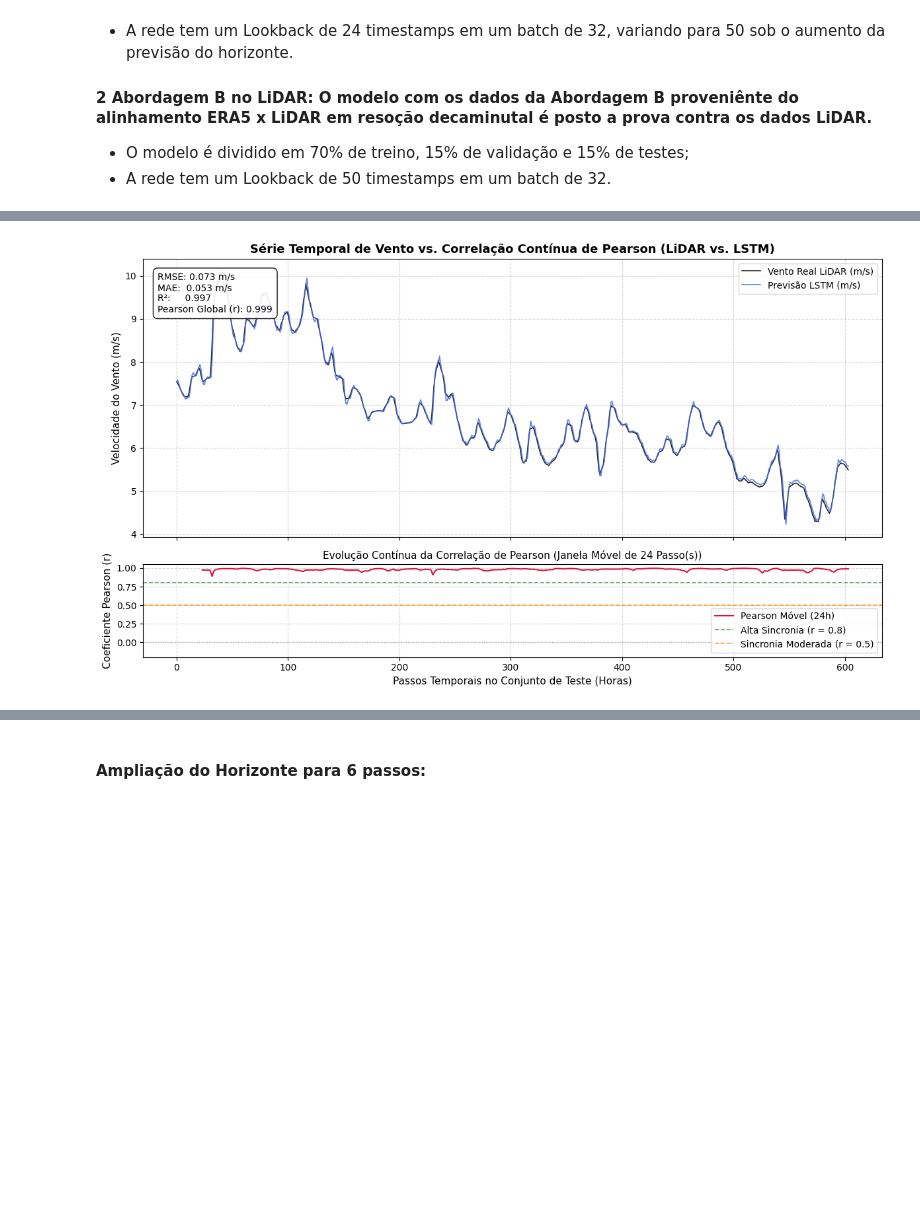
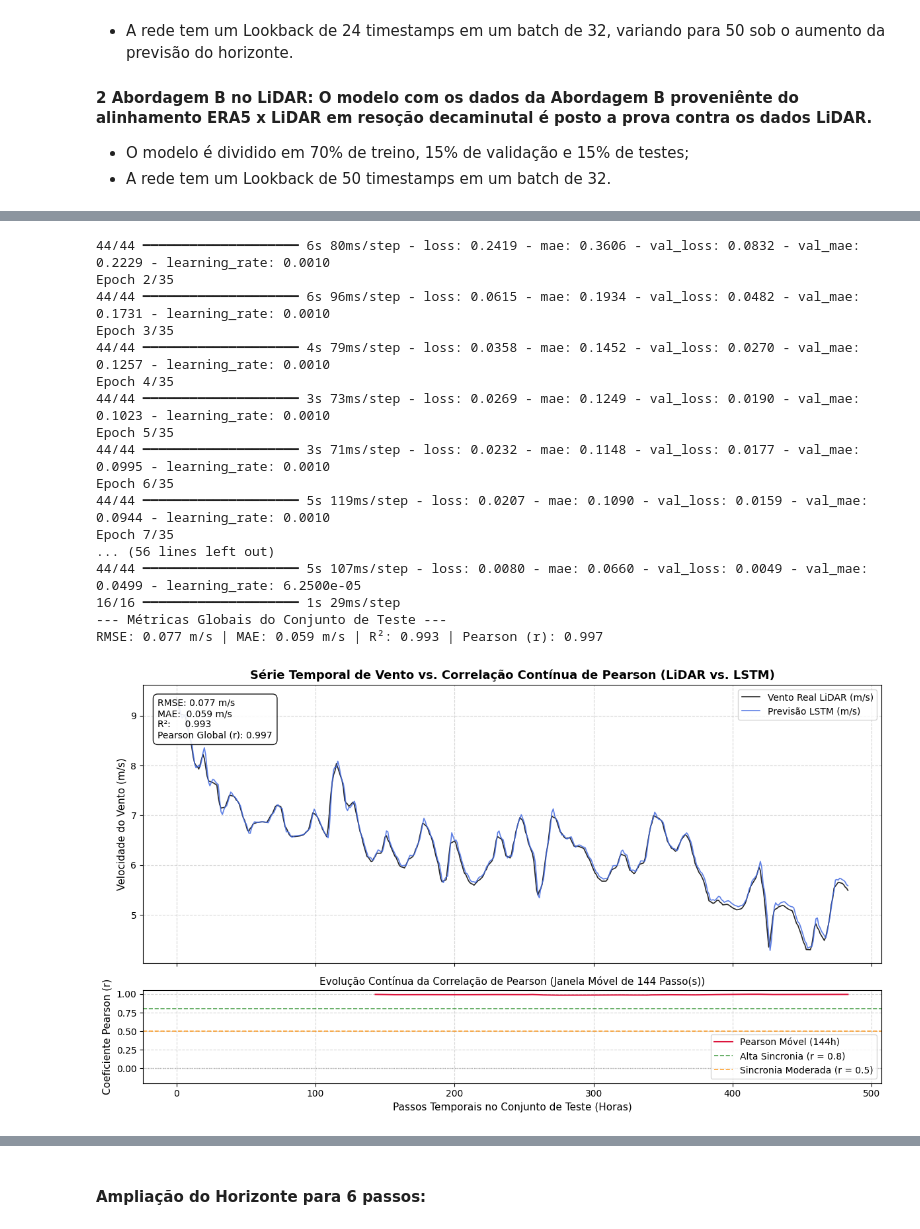
Before and after one commit to Ig0r-or/Wind-Speed-Forecasting-Using-LiDAR-ERA5-and-Deep-Learning, a Jupyter notebook: notebooks/2_1_LSTM_Unidirecional.ipynb, the cells around one changed output, grey strips where cells are left out. Drawn from its saved outputs; the diff is of its cells as text; code cells hidden in the pictures; blank space fills up the shorter version.

```diff
--- a/notebooks/2_1_LSTM_Unidirecional.ipynb
+++ b/notebooks/2_1_LSTM_Unidirecional.ipynb
@@ -62,7 +62,7 @@ def create_sequences(X_data, y_data, lookback=24):
     y_out.append(y_data[i + lookback, 0])
   return np.array(X_out), np.array(y_out)
 
-LOOKBACK = 24  # Usa as últimas 24h/timestamps para prever a hora seguinte
+LOOKBACK = 144  # Usa as últimas 144 timestamps para prever a hora seguinte
 X_train, y_train = create_sequences(X_train_raw, y_train_raw, LOOKBACK)
 X_val, y_val = create_sequences(X_val_raw, y_val_raw, LOOKBACK)
 X_test, y_test = create_sequences(X_test_raw, y_test_raw, LOOKBACK)
@@ -70,7 +70,7 @@ X_test, y_test = create_sequences(X_test_raw, y_test_raw, LOOKBACK)
 # ==========================================
 # 4. MODELO LSTM UNIDIRECIONAL
 # ==========================================
-# O modelo está configurado para 32 batchs, de ciclos de 24 timestamps
+# O modelo está configurado para 64 batchs, de ciclos de 144 timestamps
 model = Sequential([
     LSTM(
         64, activation="tanh", input_shape=(X_train.shape[1], X_train.shape[2])
@@ -95,7 +95,7 @@ history = model.fit(
     y_train,
     validation_data=(X_val, y_val),
     epochs=35,
-    batch_size=32,
+    batch_size=64,
     callbacks=[early_stop, reduce_lr],
     verbose=1,
 )
@@ -126,8 +126,8 @@ print(
 s_real = pd.Series(y_real)
 s_pred = pd.Series(y_pred)
 
-# Define a janela de correlação (ex.: 24 passos = 24 horas na Abordagem B)
-WINDOW_CORR = 24
+# Define a janela de correlação (ex.: 144 passos = 24 horas na Abordagem B)
+WINDOW_CORR = 144
 rolling_pearson = s_real.rolling(window=WINDOW_CORR).corr(s_pred)
 
 # ==========================================
@@ -266 +250,18 @@ RMSE: 0.073 m/s | MAE: 0.053 m/s | R²: 0.997 | Pearson (r): 0.999
+44/44 ━━━━━━━━━━━━━━━━━━━━ 6s 80ms/step - loss: 0.2419 - mae: 0.3606 - val_loss: 0.0832 - val_mae: 0.2229 - learning_rate: 0.0010
+Epoch 2/35
+44/44 ━━━━━━━━━━━━━━━━━━━━ 6s 96ms/step - loss: 0.0615 - mae: 0.1934 - val_loss: 0.0482 - val_mae: 0.1731 - learning_rate: 0.0010
+Epoch 3/35
+44/44 ━━━━━━━━━━━━━━━━━━━━ 4s 79ms/step - loss: 0.0358 - mae: 0.1452 - val_loss: 0.0270 - val_mae: 0.1257 - learning_rate: 0.0010
+Epoch 4/35
+44/44 ━━━━━━━━━━━━━━━━━━━━ 3s 73ms/step - loss: 0.0269 - mae: 0.1249 - val_loss: 0.0190 - val_mae: 0.1023 - learning_rate: 0.0010
+Epoch 5/35
+44/44 ━━━━━━━━━━━━━━━━━━━━ 3s 71ms/step - loss: 0.0232 - mae: 0.1148 - val_loss: 0.0177 - val_mae: 0.0995 - learning_rate: 0.0010
+Epoch 6/35
+44/44 ━━━━━━━━━━━━━━━━━━━━ 5s 119ms/step - loss: 0.0207 - mae: 0.1090 - val_loss: 0.0159 - val_mae: 0.0944 - learning_rate: 0.0010
+Epoch 7/35
+... (56 lines left out)
+44/44 ━━━━━━━━━━━━━━━━━━━━ 5s 107ms/step - loss: 0.0080 - mae: 0.0660 - val_loss: 0.0049 - val_mae: 0.0499 - learning_rate: 6.2500e-05
+16/16 ━━━━━━━━━━━━━━━━━━━━ 1s 29ms/step
+--- Métricas Globais do Conjunto de Teste ---
+RMSE: 0.077 m/s | MAE: 0.059 m/s | R²: 0.993 | Pearson (r): 0.997
-[figure, old version]
+[figure, new version]
```
Also changed, not shown: parts of 5 cells of this notebook.
